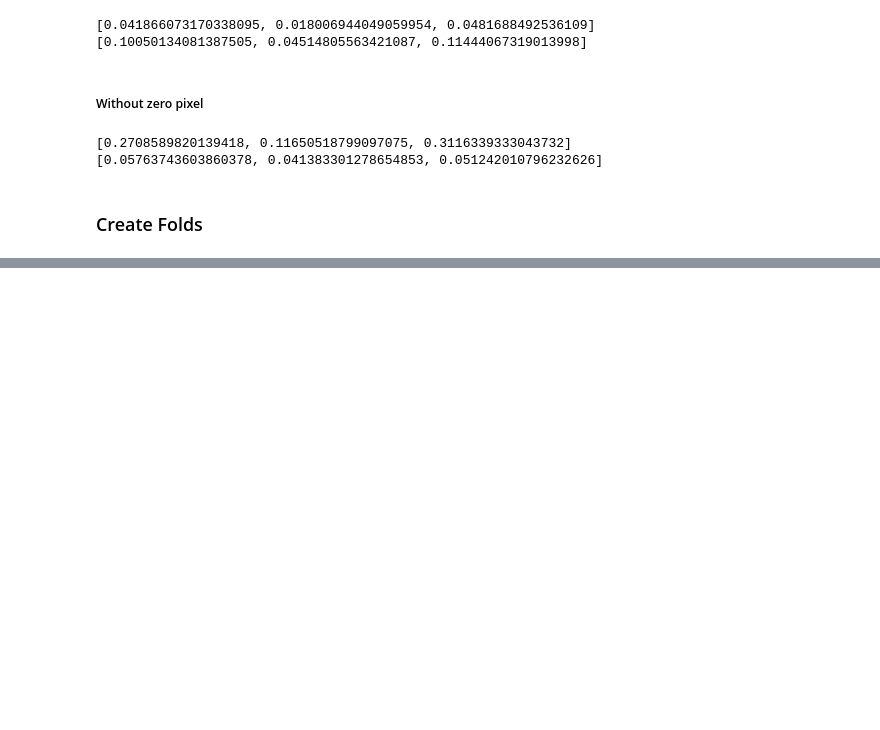
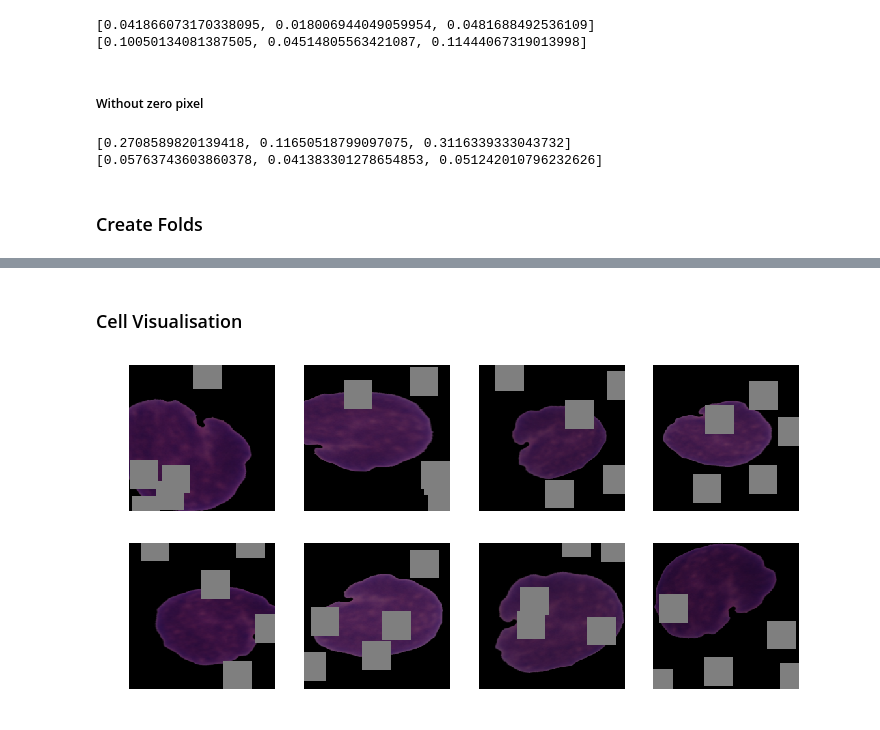
Before and after one commit to ChristianMarzahl/ISBI2019_WhiteBloodCancer, a Jupyter notebook: Statistics.ipynb, the cells around one changed output, grey strips where cells are left out. Saved outputs shown, nothing was run; the diff lists cells and outputs as text; code cells hidden in the pictures; blank space fills up the shorter version.

```diff
--- a/Statistics.ipynb
+++ b/Statistics.ipynb
@@ -287,0 +298,31 @@ split_handler.split_by_patients(0.2, True)
+# %% [markdown]
+### Cell Visualisation
+# %%
+path = Path('/data/Datasets/WhiteBloodCancer/train/')
+# %%
+pat = re.compile(r'^.*(hem|all).bmp$')
+# %%
+tfms = get_transforms(do_flip=True, flip_vert=True, max_rotate=90, max_lighting=0.2, max_zoom=1.5, max_warp=0.3)
+# %%
+data  = ImageDataBunch.from_name_re(path, fnames, pat, ds_tfms=tfms, size=450, bs=32, valid_pct=0.1)
+# %%
+cutout_fn = TfmLighting(cutout)
+xtra_tfms=[squish(scale=0.66), cutout_fn(n_holes=5, length=0.2)]
+tfms = get_transforms(do_flip=True,
+                      flip_vert=True,
+                      max_rotate=90,
+                      max_lighting=0.15,
+                      max_zoom=1.5,
+                      max_warp=0.2,
+                      p_affine=0.75,
+                      p_lighting=0.75,
+                      xtra_tfms=xtra_tfms,
+                     )
+
+def plots_f(rows, cols, width, height, **kwargs):
+    [data.valid_ds[0][0].apply_tfms(tfms[0], **kwargs).show(ax=ax) for i,ax in enumerate(plt.subplots(
+        rows,cols,figsize=(width,height))[1].flatten())]
+
+plots_f(2, 4, 12, 6, size=224)
+# %% [output]
+[figure, added]
```
Also changed, not shown: parts of 14 cells of this notebook, 6 other files.
